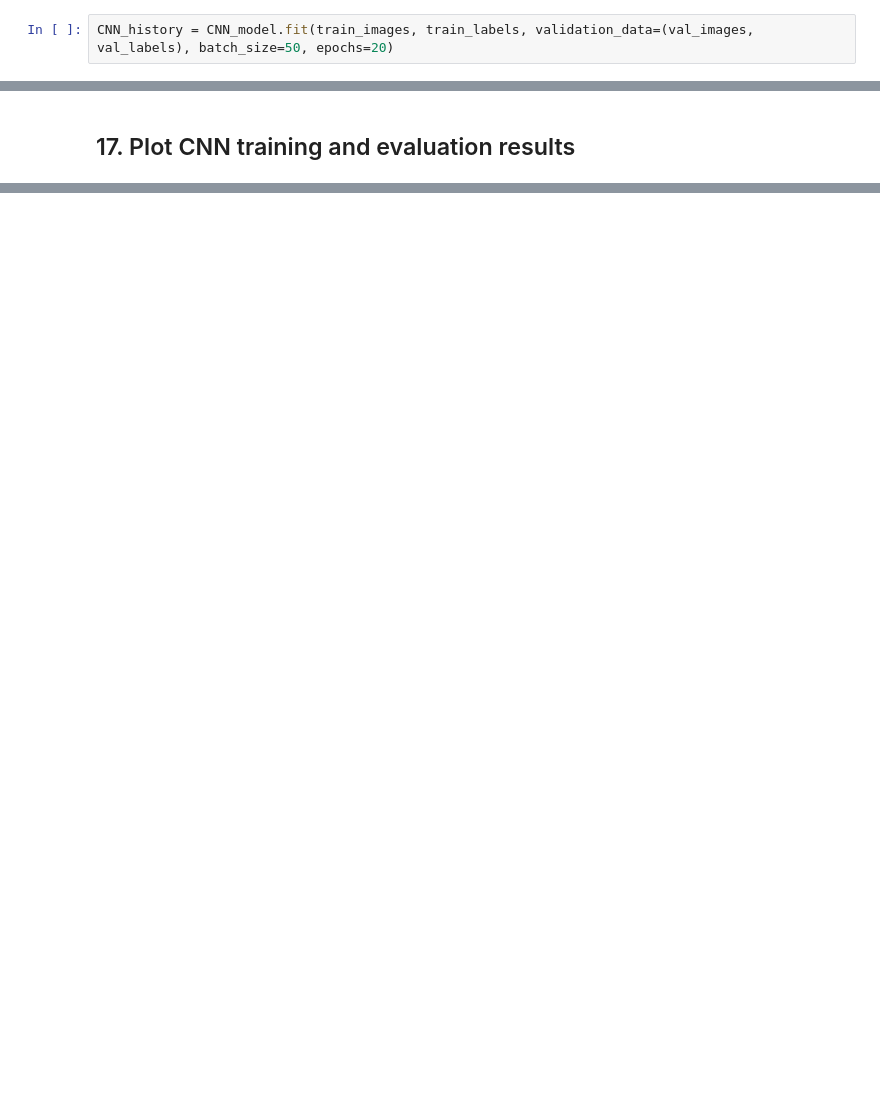
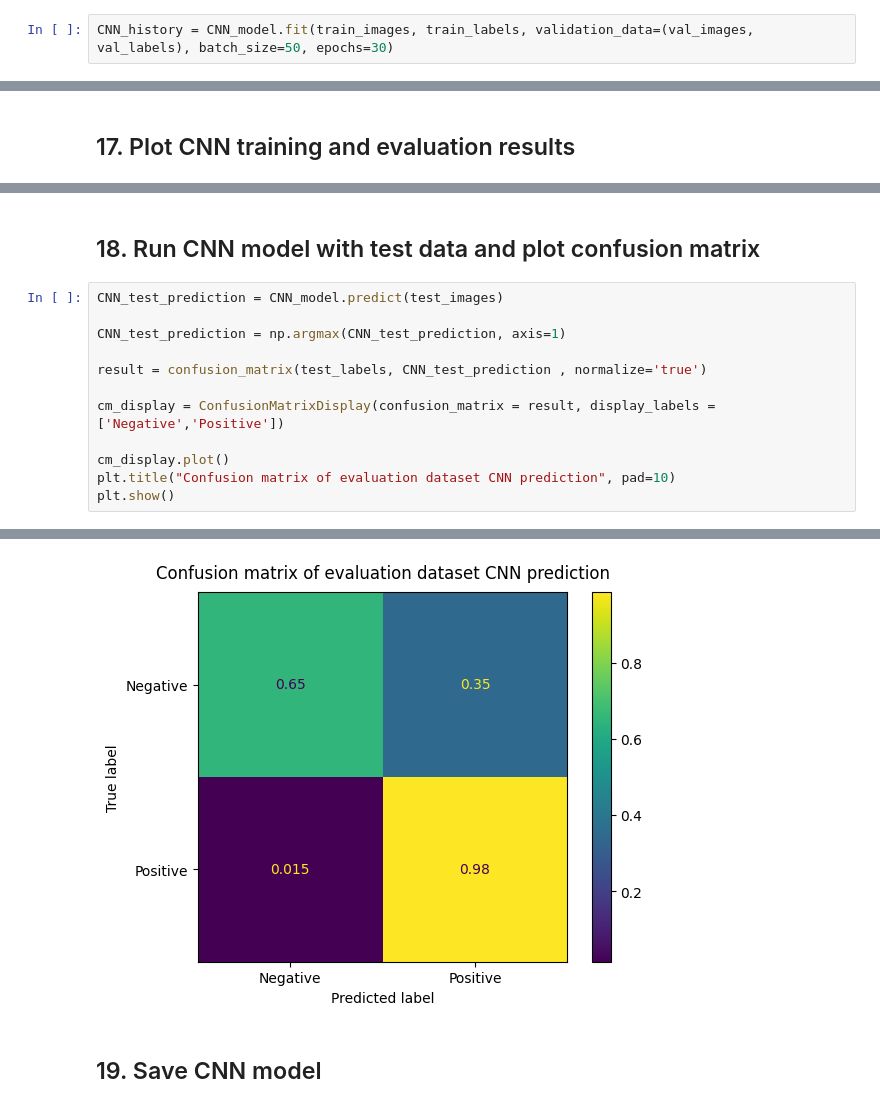
Before and after one commit to alexngys/AMLS_23-24_SN20000879, a Jupyter notebook: A/train.ipynb, the cells around one changed output, grey strips where cells are left out. Drawn from its saved outputs; the diff is of its cells as text; blank space fills up the shorter version.

```diff
--- a/A/train.ipynb
+++ b/A/train.ipynb
@@ -296,4 +322,4 @@ CNN_model.compile(optimizer=optimiser,
 # %% [markdown]
 ## 16. Train CNN model
 # %%
-CNN_history = CNN_model.fit(train_images, train_labels, validation_data=(val_images, val_labels), batch_size=50, epochs=20)
+CNN_history = CNN_model.fit(train_images, train_labels, validation_data=(val_images, val_labels), batch_size=50, epochs=30)
@@ -316,0 +363,15 @@ plt.show()
+# %% [markdown]
+## 18. Run CNN model with test data and plot confusion matrix
+# %%
+CNN_test_prediction = CNN_model.predict(test_images)
+
+CNN_test_prediction = np.argmax(CNN_test_prediction, axis=1)
+
+result = confusion_matrix(test_labels, CNN_test_prediction , normalize='true')
+
+cm_display = ConfusionMatrixDisplay(confusion_matrix = result, display_labels = ['Negative','Positive'])
+
+cm_display.plot()
+plt.title("Confusion matrix of evaluation dataset CNN prediction", pad=10)
+plt.show()
+# %% [output]
@@ -316,0 +379,3 @@ plt.show()
+[figure, added]
+# %% [markdown]
+## 19. Save CNN model
```
Also changed, not shown: parts of 7 cells of this notebook, 1 other file.
